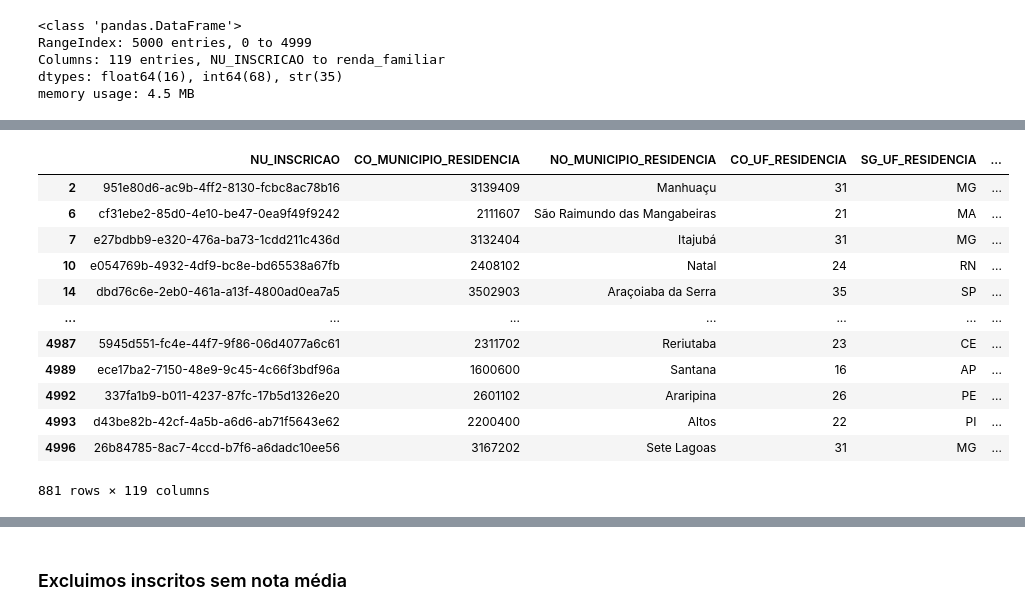
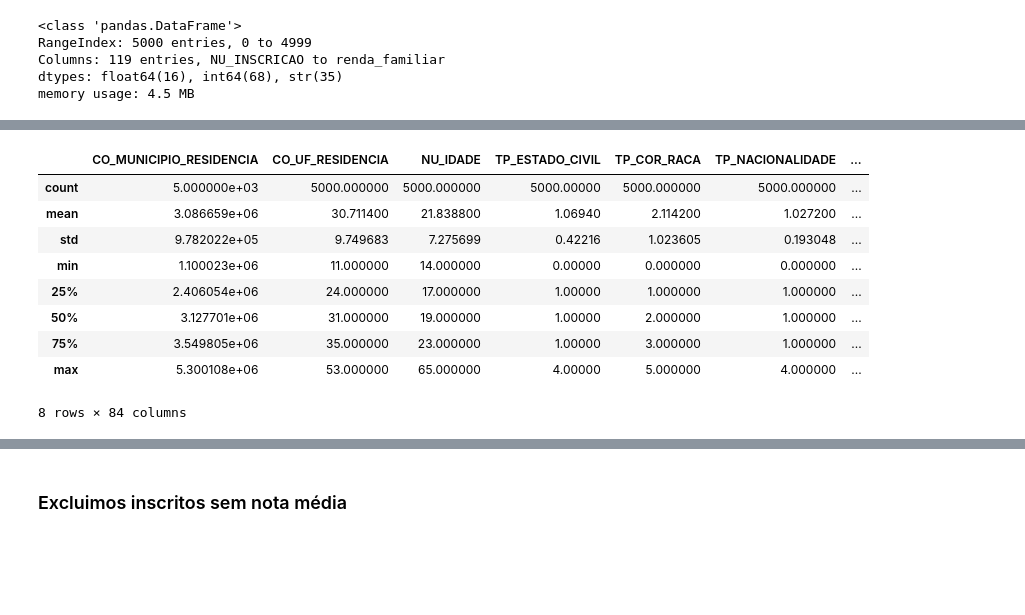
Before and after one commit to akira-gabriel/Enem-2019, a Jupyter notebook: notebooks/01_eda.ipynb, the cells around one changed output, grey strips where cells are left out. Drawn from its saved outputs; the diff is of its cells as text; code cells hidden in the pictures; blank space fills up the shorter version.

```diff
--- a/notebooks/01_eda.ipynb
+++ b/notebooks/01_eda.ipynb
@@ -24,5 +21,8 @@ df = pd.read_csv(BASEDIR / 'train.csv', nrows=5000)
 # %% [markdown]
 ## Dicionário de dados
+# %%
+BASEDIR = Path('..') / 'data'
+df = pd.read_csv(BASEDIR / 'train.csv', nrows=5000, )
 # %%
 dicionario = pd.read_excel(BASEDIR / 'Dicionario_Microdados_Enem.xlsx', skiprows=2)
 # %%
@@ -131,16 +146,13 @@ Length: 119, dtype: int64
 # %%
-df.dropna()
+df.describe()
 # %% [output]
-|  | NU_INSCRICAO | CO_MUNICIPIO_RESIDENCIA | NO_MUNICIPIO_RESIDENCIA | CO_UF_RESIDENCIA | SG_UF_RESIDENCIA | ... |
-| 2 | 951e80d6-ac9b-4ff2-8130-fcbc8ac78b16 | 3139409 | Manhuaçu | 31 | MG | ... |
-| 6 | cf31ebe2-85d0-4e10-be47-0ea9f49f9242 | 2111607 | São Raimundo das Mangabeiras | 21 | MA | ... |
-| 7 | e27bdbb9-e320-476a-ba73-1cdd211c436d | 3132404 | Itajubá | 31 | MG | ... |
-| 10 | e054769b-4932-4df9-bc8e-bd65538a67fb | 2408102 | Natal | 24 | RN | ... |
-| 14 | dbd76c6e-2eb0-461a-a13f-4800ad0ea7a5 | 3502903 | Araçoiaba da Serra | 35 | SP | ... |
-| ... | ... | ... | ... | ... | ... | ... |
-| 4987 | 5945d551-fc4e-44f7-9f86-06d4077a6c61 | 2311702 | Reriutaba | 23 | CE | ... |
-| 4989 | ece17ba2-7150-48e9-9c45-4c66f3bdf96a | 1600600 | Santana | 16 | AP | ... |
-| 4992 | 337fa1b9-b011-4237-87fc-17b5d1326e20 | 2601102 | Araripina | 26 | PE | ... |
-| 4993 | d43be82b-42cf-4a5b-a6d6-ab71f5643e62 | 2200400 | Altos | 22 | PI | ... |
-| 4996 | 26b84785-8ac7-4ccd-b7f6-a6dadc10ee56 | 3167202 | Sete Lagoas | 31 | MG | ... |
+|  | CO_MUNICIPIO_RESIDENCIA | CO_UF_RESIDENCIA | NU_IDADE | TP_ESTADO_CIVIL | TP_COR_RACA | TP_NACIONALIDADE | ... |
+| count | 5.000000e+03 | 5000.000000 | 5000.000000 | 5000.00000 | 5000.000000 | 5000.000000 | ... |
+| mean | 3.086659e+06 | 30.711400 | 21.838800 | 1.06940 | 2.114200 | 1.027200 | ... |
+| std | 9.782022e+05 | 9.749683 | 7.275699 | 0.42216 | 1.023605 | 0.193048 | ... |
+| min | 1.100023e+06 | 11.000000 | 14.000000 | 0.00000 | 0.000000 | 0.000000 | ... |
+| 25% | 2.406054e+06 | 24.000000 | 17.000000 | 1.00000 | 1.000000 | 1.000000 | ... |
+| 50% | 3.127701e+06 | 31.000000 | 19.000000 | 1.00000 | 2.000000 | 1.000000 | ... |
+| 75% | 3.549805e+06 | 35.000000 | 23.000000 | 1.00000 | 3.000000 | 1.000000 | ... |
+| max | 5.300108e+06 | 53.000000 | 65.000000 | 4.00000 | 5.000000 | 4.000000 | ... |
-881 rows × 119 columns
+8 rows × 84 columns
```
Also changed, not shown: parts of 20 cells of this notebook.
